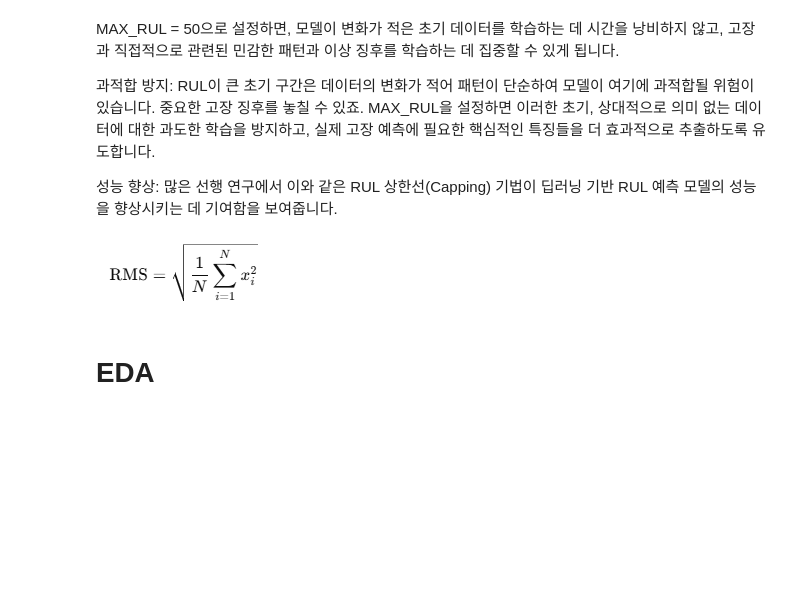
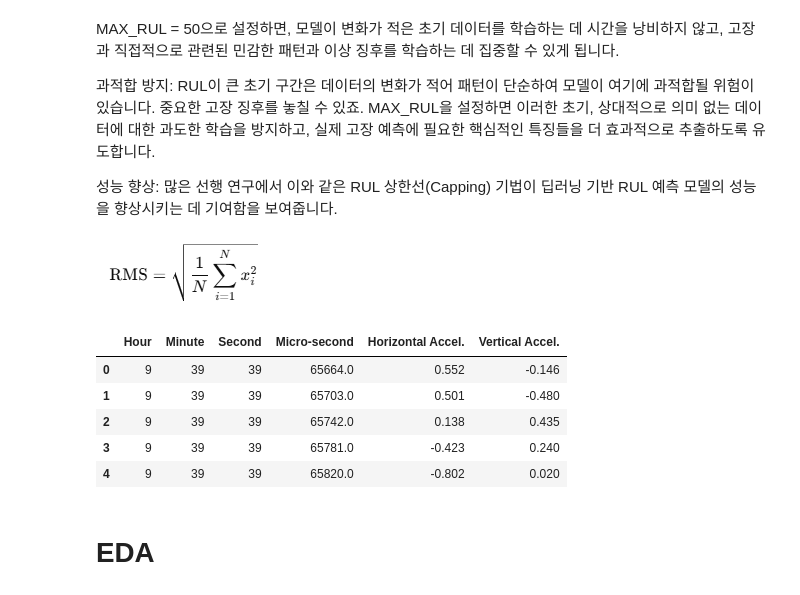
Before and after one commit to sungholion/BearingGuardian, a Jupyter notebook: rul_model/rul_final_phmdata.ipynb, the cells around one changed output. Cells and saved outputs as stored; diff of their text form; code cells hidden in the pictures; blank space fills up the shorter version.

```diff
--- a/rul_model/rul_final_phmdata.ipynb
+++ b/rul_model/rul_final_phmdata.ipynb
@@ -29,6 +29,25 @@ MAX_RUL = 50으로 설정하면, 모델이 변화가 적은 초기 데이터를
 성능 향상: 많은 선행 연구에서 이와 같은 RUL 상한선(Capping) 기법이 딥러닝 기반 RUL 예측 모델의 성능을 향상시키는 데 기여함을 보여줍니다.
 # %% [markdown]
 ![image.png](attachment:image.png)
+# %%
+#csv 형태 파악
+import pandas as pd
+
+# CSV 불러오기
+df = pd.read_csv(r"C:\Users\enjoy\Downloads\phm-ieee-2012-data-challenge-dataset-master\phm-ieee-2012-data-challenge-dataset-master\Learning_set\Bearing1_1\acc_00001.csv", header=None)
+
+# 헤더 지정
+df.columns = ["Hour", "Minute", "Second", "Micro-second", "Horizontal Accel.", "Vertical Accel."]
+
+from IPython.display import display
+display(df.head())
+# %% [output]
+|  | Hour | Minute | Second | Micro-second | Horizontal Accel. | Vertical Accel. |
+| 0 | 9 | 39 | 39 | 65664.0 | 0.552 | -0.146 |
+| 1 | 9 | 39 | 39 | 65703.0 | 0.501 | -0.480 |
+| 2 | 9 | 39 | 39 | 65742.0 | 0.138 | 0.435 |
+| 3 | 9 | 39 | 39 | 65781.0 | -0.423 | 0.240 |
+| 4 | 9 | 39 | 39 | 65820.0 | -0.802 | 0.020 |
 # %% [markdown]
 # EDA
 # %%
```
Also changed, not shown: parts of 2 cells of this notebook, 2 other files.
